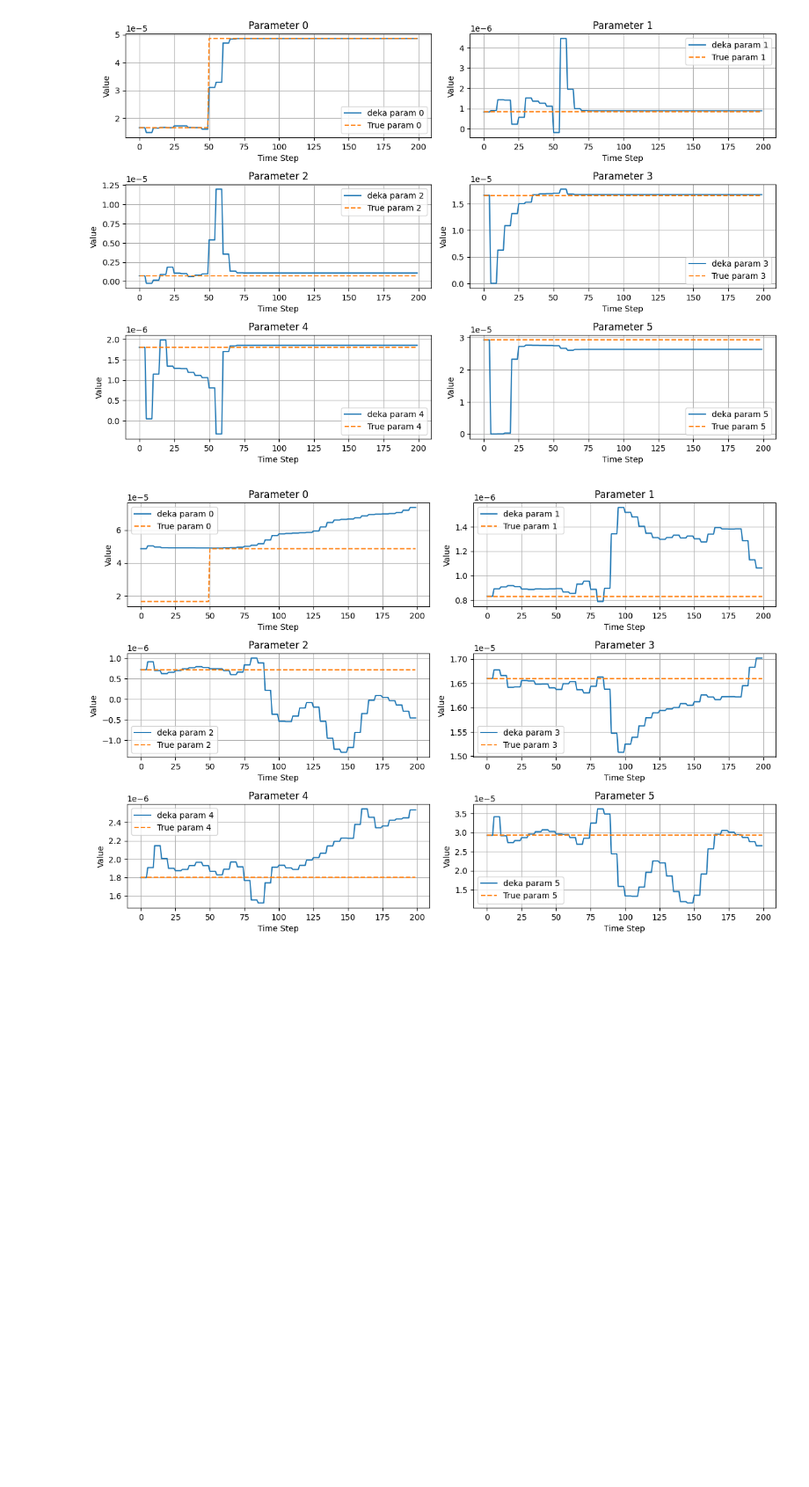
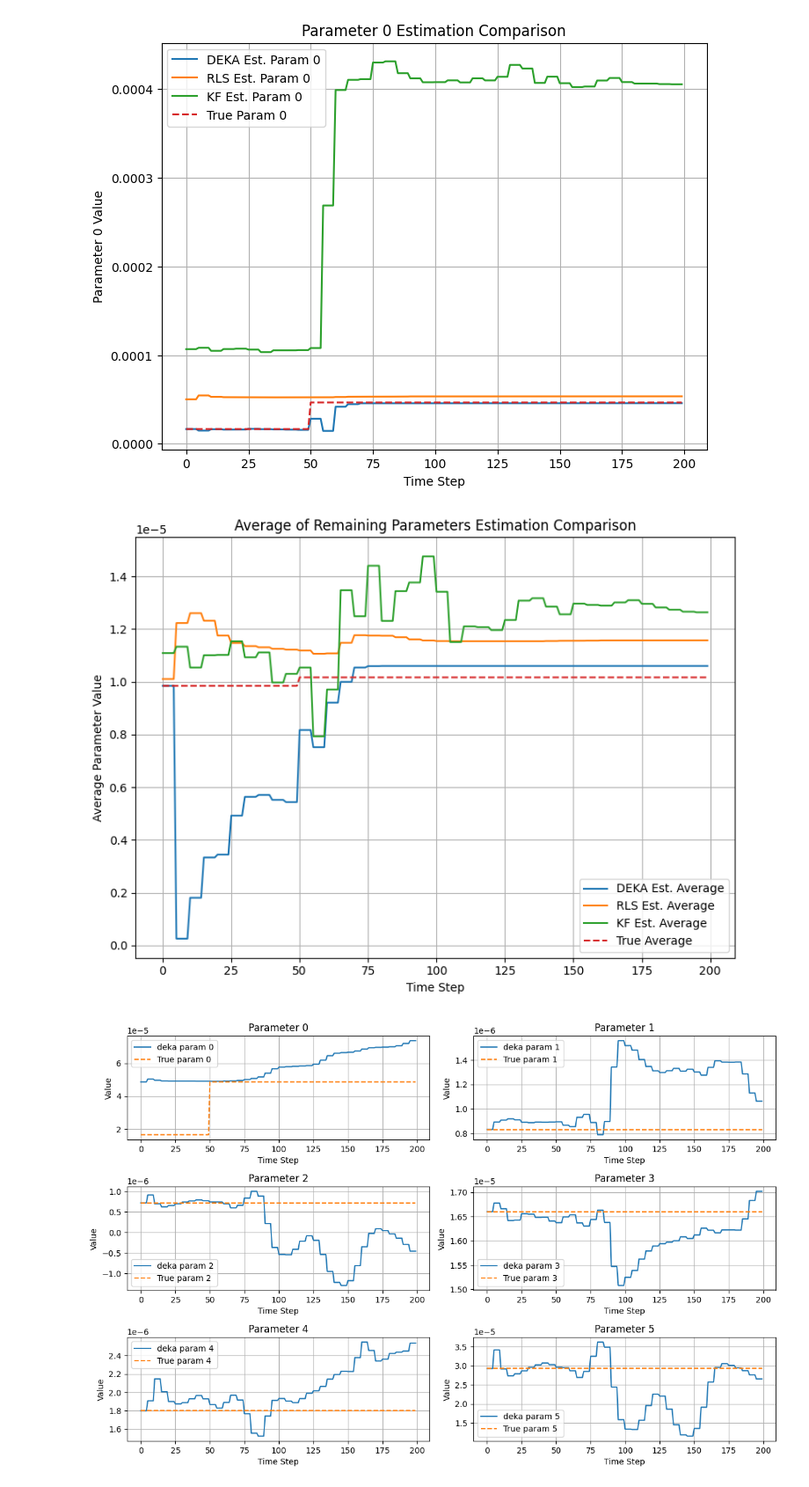
Before and after one commit to ChrisSha0104/Online-Parameter-Estimation-Using-the-Kaczmarz-Method, a Jupyter notebook: python/robot_plot.ipynb, the cells around one changed output. Shown: that part at 88% size. Saved outputs shown, nothing was run; the diff lists cells and outputs as text; code cells hidden in the pictures; blank space fills up the shorter version.

```diff
--- a/python/robot_plot.ipynb
+++ b/python/robot_plot.ipynb
@@ -189,24 +154,55 @@ plt.show()
-# %%
-
-fig, axs = plt.subplots(4, 2, figsize=(12, 10))
-axs = axs.flatten()  # Make it a 1D list of axes for easy iteration
-
-for j in range(6):
-    axs[j].plot(t, theta_hat_deka_array[:, j], label=f'deka param {j}')
-    axs[j].plot(t, theta_deka_array[:, j], '--', label=f'True param {j}')
-    axs[j].set_title(f'Parameter {j}')
-    axs[j].set_xlabel('Time Step')
-    axs[j].set_ylabel('Value')
-    axs[j].legend()
-    axs[j].grid(True)
-
-# Hide the 8th subplot if you only have 7 params
-axs[-1].set_visible(False)
-
-plt.tight_layout()
-plt.show()
-# %% [output]
-[figure, removed]
+# %%
+import matplotlib.pyplot as plt
+import numpy as np
+
+# Assume the following arrays are already defined:
+# t: a 1D array for time steps
+# theta_hat_deka_array: estimated parameters from DEKA, shape (N, num_params)
+# theta_hat_rls_array: estimated parameters from RLS, shape (N, num_params)
+# theta_hat_ekf_array: estimated parameters from EKF, shape (N, num_params)
+# theta_deka_array: true parameter values, shape (N, num_params)
+
+# ---------------------------
+# Figure 1: Parameter 0 (shifted parameter)
+# ---------------------------
+fig1, ax1 = plt.subplots(figsize=(8, 6))
+ax1.plot(t, theta_hat_deka_array[:, 0], label='DEKA Est. Param 0')
+ax1.plot(t, theta_hat_rls_array[:, 0], label='RLS Est. Param 0')
+ax1.plot(t, theta_hat_ekf_array[:, 0], label='KF Est. Param 0')
+ax1.plot(t, theta_deka_array[:, 0], '--', label='True Param 0')
+
+ax1.set_title('Parameter 0 Estimation Comparison')
+ax1.set_xlabel('Time Step')
+ax1.set_ylabel('Parameter 0 Value')
+ax1.legend()
+ax1.grid(True)
+
+# ---------------------------
+# Figure 2: Average of Remaining Parameters (parameters 1 to end)
+# ---------------------------
+# Compute the average (across parameters indices 1 to end) for each time step.
+theta_hat_deka_avg = np.mean(theta_hat_deka_array[:, 1:], axis=1)
+theta_hat_rls_avg  = np.mean(theta_hat_rls_array[:, 1:], axis=1)
+theta_hat_ekf_avg  = np.mean(theta_hat_ekf_array[:, 1:], axis=1)
+theta_deka_avg     = np.mean(theta_deka_array[:, 1:], axis=1)
+
+fig2, ax2 = plt.subplots(figsize=(8, 6))
+ax2.plot(t, theta_hat_deka_avg, label='DEKA Est. Average')
+ax2.plot(t, theta_hat_rls_avg, label='RLS Est. Average')
+ax2.plot(t, theta_hat_ekf_avg, label='KF Est. Average')
+ax2.plot(t, theta_deka_avg, '--', label='True Average')
+
+ax2.set_title('Average of Remaining Parameters Estimation Comparison')
+ax2.set_xlabel('Time Step')
+ax2.set_ylabel('Average Parameter Value')
+ax2.legend()
+ax2.grid(True)
+
+plt.tight_layout()
+plt.show()
+# %% [output]
+[figure, added]
+[figure, added]
 # %%
 fig, axs = plt.subplots(4, 2, figsize=(12, 10))
 axs = axs.flatten()  # Make it a 1D list of axes for easy iteration
```
Also changed, not shown: parts of 4 cells of this notebook.
